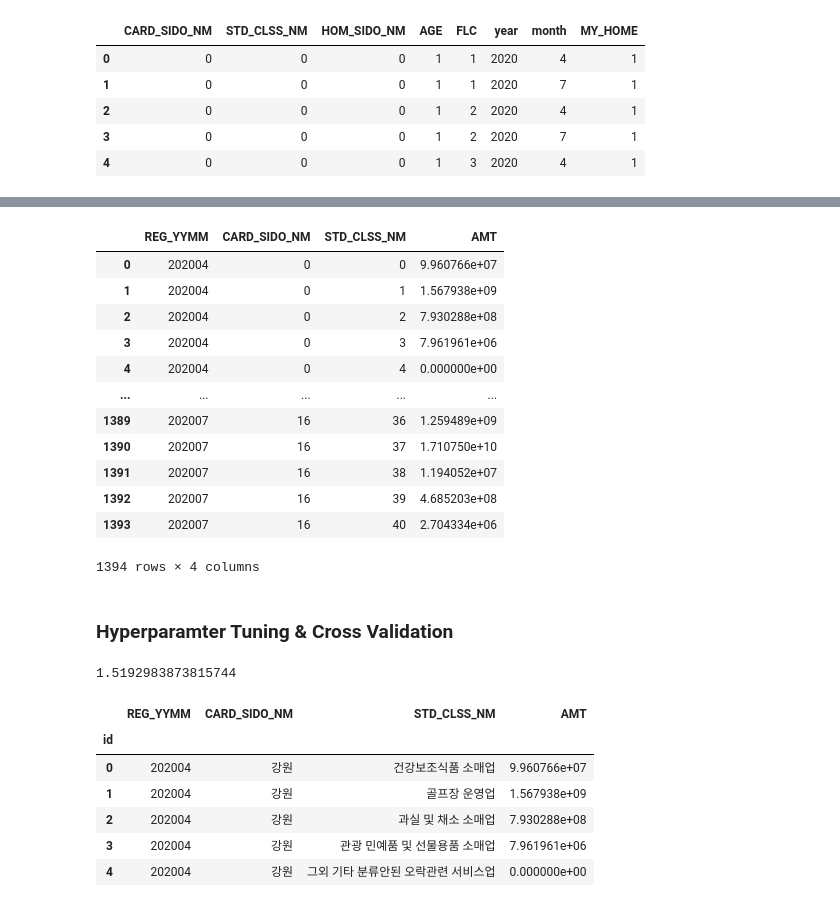
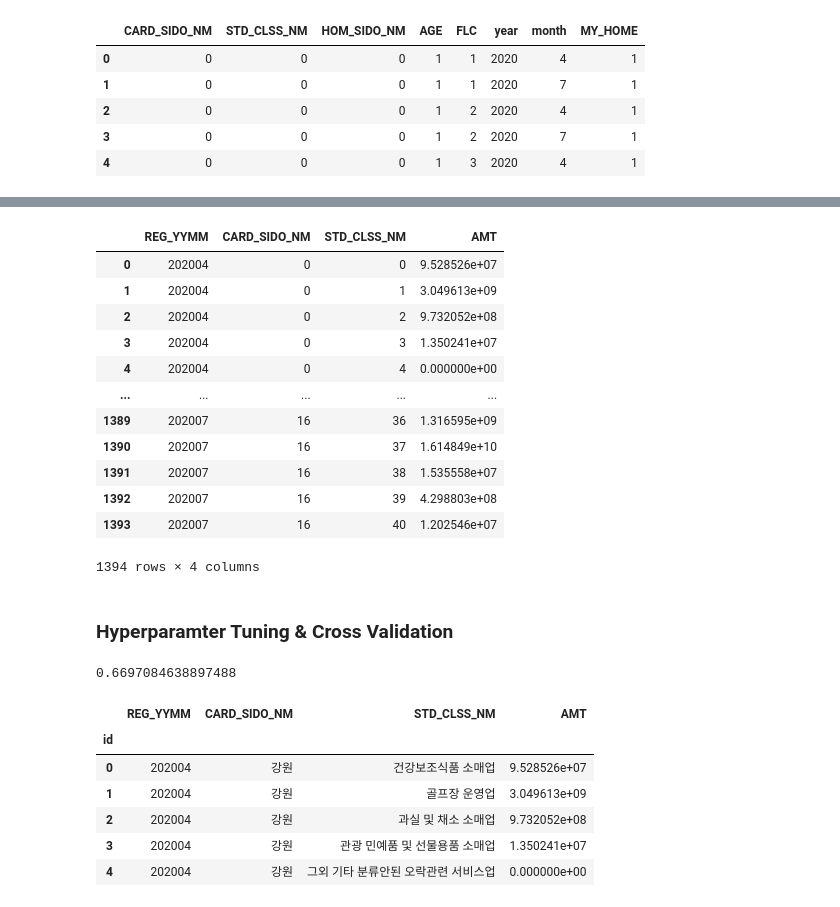
Before and after one commit to kim-bo-saeng/dacon_jeju, a Jupyter notebook: jeju_data_analysis.ipynb, the cells around one changed output, grey strips where cells are left out. Drawn from its saved outputs; the diff is of its cells as text; code cells hidden in the pictures.

```diff
--- a/jeju_data_analysis.ipynb
+++ b/jeju_data_analysis.ipynb
@@ -516,26 +501,26 @@ temp
 # %%
 # 예측
-predict = model.predict(temp)
+predict = model2.predict(temp)
 predict = np.expm1(predict)
 temp['AMT'] = np.round(predict, 0)
 temp['REG_YYMM'] = temp['year']*100 + temp['month']
 temp = temp[['REG_YYMM', 'CARD_SIDO_NM', 'STD_CLSS_NM', 'AMT']]
 temp = temp.groupby(['REG_YYMM', 'CARD_SIDO_NM', 'STD_CLSS_NM']).sum().reset_index(drop=False)
 pred_AMT = list(temp[temp['REG_YYMM'] == 202004]['AMT'])
 temp
 # %% [output]
 |  | REG_YYMM | CARD_SIDO_NM | STD_CLSS_NM | AMT |
-| 0 | 202004 | 0 | 0 | 9.960766e+07 |
-| 1 | 202004 | 0 | 1 | 1.567938e+09 |
-| 2 | 202004 | 0 | 2 | 7.930288e+08 |
-| 3 | 202004 | 0 | 3 | 7.961961e+06 |
+| 0 | 202004 | 0 | 0 | 9.528526e+07 |
+| 1 | 202004 | 0 | 1 | 3.049613e+09 |
+| 2 | 202004 | 0 | 2 | 9.732052e+08 |
+| 3 | 202004 | 0 | 3 | 1.350241e+07 |
 | 4 | 202004 | 0 | 4 | 0.000000e+00 |
 | ... | ... | ... | ... | ... |
-| 1389 | 202007 | 16 | 36 | 1.259489e+09 |
-| 1390 | 202007 | 16 | 37 | 1.710750e+10 |
-| 1391 | 202007 | 16 | 38 | 1.194052e+07 |
-| 1392 | 202007 | 16 | 39 | 4.685203e+08 |
-| 1393 | 202007 | 16 | 40 | 2.704334e+06 |
+| 1389 | 202007 | 16 | 36 | 1.316595e+09 |
+| 1390 | 202007 | 16 | 37 | 1.614849e+10 |
+| 1391 | 202007 | 16 | 38 | 1.535558e+07 |
+| 1392 | 202007 | 16 | 39 | 4.298803e+08 |
+| 1393 | 202007 | 16 | 40 | 1.202546e+07 |
 1394 rows × 4 columns
 # %% [markdown]
 ### Hyperparamter Tuning & Cross Validation
@@ -605,4 +590,4 @@ AMT = list(submission_temp['AMT'])
 
 print(rmsle(AMT, pred_AMT))
 # %% [output]
-1.5192983873815744
+0.6697084638897488
@@ -617,13 +604,13 @@ submission = submission.drop(['AMT'], axis=1)
 submission = submission.merge(temp, left_on=['REG_YYMM', 'CARD_SIDO_NM', 'STD_CLSS_NM'], right_on=['REG_YYMM', 'CARD_SIDO_NM', 'STD_CLSS_NM'], how='left')
 submission.index.name = 'id'
 submission.fillna(1)
-submission.to_csv('/gdrive/My Drive/data_analysis/jeju/submission_14.csv', encoding='utf-8-sig')
+submission.to_csv('/gdrive/My Drive/data_analysis/jeju/submission_15.csv', encoding='utf-8-sig')
 submission.head()
 # %% [output]
 |  | REG_YYMM | CARD_SIDO_NM | STD_CLSS_NM | AMT |
 | id |  |  |  |  |
-| 0 | 202004 | 강원 | 건강보조식품 소매업 | 9.960766e+07 |
-| 1 | 202004 | 강원 | 골프장 운영업 | 1.567938e+09 |
-| 2 | 202004 | 강원 | 과실 및 채소 소매업 | 7.930288e+08 |
-| 3 | 202004 | 강원 | 관광 민예품 및 선물용품 소매업 | 7.961961e+06 |
+| 0 | 202004 | 강원 | 건강보조식품 소매업 | 9.528526e+07 |
+| 1 | 202004 | 강원 | 골프장 운영업 | 3.049613e+09 |
+| 2 | 202004 | 강원 | 과실 및 채소 소매업 | 9.732052e+08 |
+| 3 | 202004 | 강원 | 관광 민예품 및 선물용품 소매업 | 1.350241e+07 |
 | 4 | 202004 | 강원 | 그외 기타 분류안된 오락관련 서비스업 | 0.000000e+00 |
```
Also changed, not shown: parts of 3 cells of this notebook.
